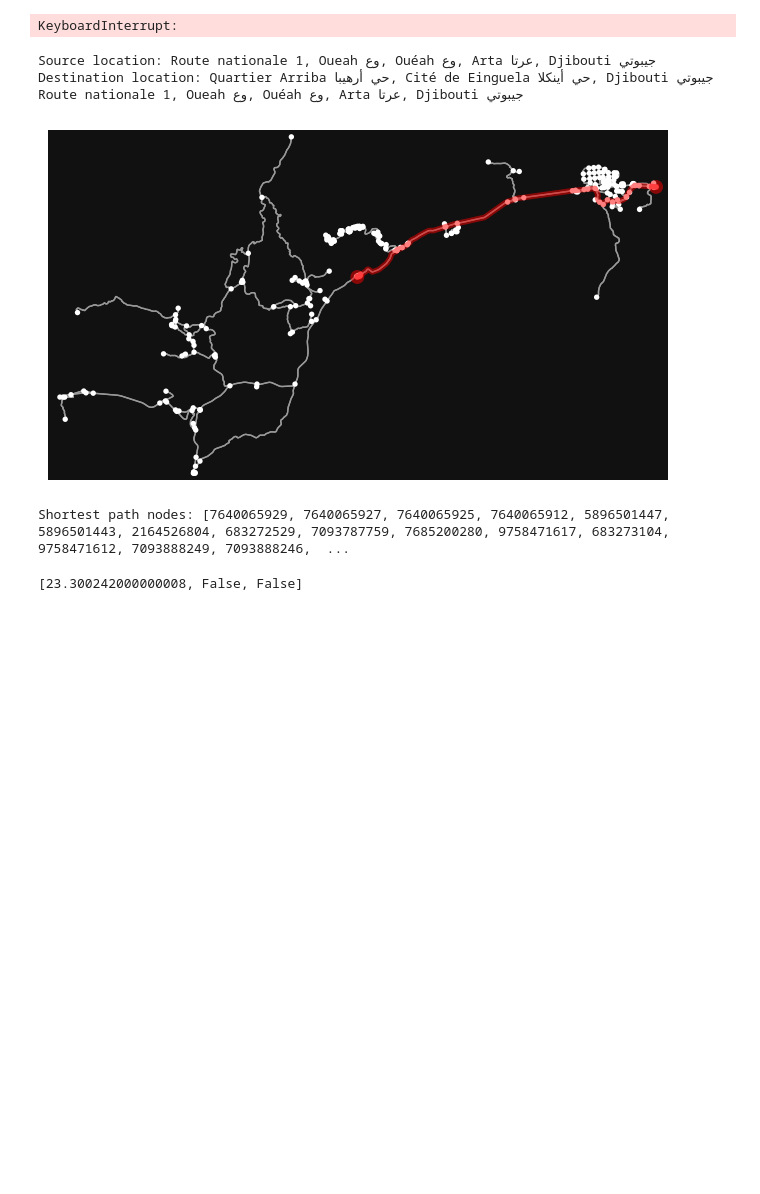
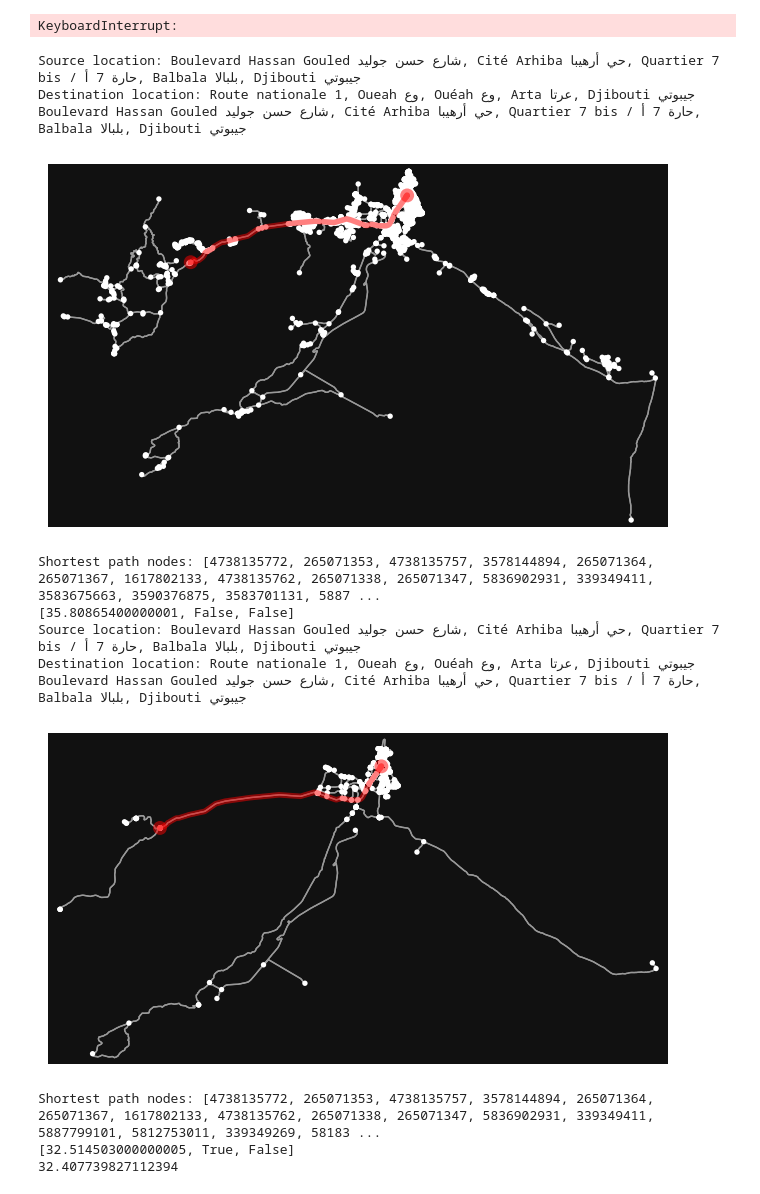
Before and after one commit to barszot/cassini2023, a Jupyter notebook: main.ipynb, the cells around one changed output. Saved outputs shown, nothing was run; the diff lists cells and outputs as text; code cells hidden in the pictures; blank space fills up the shorter version.

```diff
--- a/main.ipynb
+++ b/main.ipynb
@@ -92,6 +92,7 @@ KeyboardInterrupt:
 import osmnx as ox
 import networkx as nx
 from geopy.geocoders import Nominatim
+import pyproj
 
 def count_lenght(route:list, graph):
     # Initialize the total length of the road
@@ -133,16 +134,17 @@ def get_route(source_coords:tuple, dest_coords:tuple, is_truck:bool) -> list:
             filter = "['highway'~'motorway|trunk|primary|secondary|tertiary']"
         else:
             filter = "['highway'~'motorway|trunk|primary|secondary|tertiary|service|track']"
+
         # Use osmnx to retrieve the street network for the specified area
         print(source_address)
-        graph = ox.graph_from_point(source_coords, dist=20000, network_type='drive', custom_filter=filter)
+        graph = ox.graph_from_point(source_coords, dist=50000, network_type='drive', custom_filter=filter)
 
         # Find the nearest network nodes to the source and destination locations
         orig = ox.distance.nearest_nodes(graph, source_coords[1], source_coords[0])
         dest = ox.distance.nearest_nodes(graph, dest_coords[1], dest_coords[0])
 
         # Calculate the shortest path using networkx
-        route = nx.shortest_path(graph, orig, dest, weight='time')
+        route = nx.shortest_path(graph, orig, dest, weight='length')
 
         ox.plot.plot_graph_route(graph, route)
 
@@ -151,38 +153,69 @@ def get_route(source_coords:tuple, dest_coords:tuple, is_truck:bool) -> list:
 
     else:
         print("Location not found.")
 
     return route, graph
 
+def count_eqlidean_lenght(source_coords, dest_coords):
+
+    wgs84 = pyproj.CRS("EPSG:4326")
+    utm = pyproj.CRS("EPSG:32633")
+
+    x1, y1, x2, y2 = source_coords[0], source_coords[1], dest_coords[0], dest_coords[1]
+
+    transformer = pyproj.Transformer.from_crs(wgs84, utm, always_xy=True)
+
+    x1, y1 =  transformer.transform(x1, y1)
+
+    x2, y2 =  transformer.transform(x2, y2)
+
+    length = ox.distance.euclidean(x1, y1, x2, y2)
+
+    return length/1000
+
 def shortest_path(source_coords:tuple, dest_coords:tuple) -> list:
     is_truckacess = False
     is_straightline = False
-
 
     route, graph = get_route(source_coords, dest_coords, is_truckacess)
     length = count_lenght(route, graph)
 
     return [length, is_truckacess, is_straightline]
 
 def truckAccesiblePath(source_coords:tuple, dest_coords:tuple) -> list:
     is_truckacess = True
     is_straightline = False
 
     route, graph = get_route(source_coords, dest_coords, is_truckacess)
     length = count_lenght(route, graph)
 
     return [length, is_truckacess, is_straightline]
 
 def euklidesPath(source_coords, dest_coords):
     is_truckacess = False
     is_straightline = True
+
     return 0
 
-shortest_path((11.4988, 42.8573), (11.5849,43.1408))
+source = (11.5874,43.1448)
+dest = (11.5018,42.8601)
+
+print(shortest_path(source, dest))
+
+print(truckAccesiblePath(source, dest))
+
+print(count_eqlidean_lenght(source, dest))
 # %% [output]
-Source location: Route nationale 1, Oueah وع, Ouéah وع, Arta عرتا, Djibouti جيبوتي
-Destination location: Quartier Arriba حي أرهيبا, Cité de Einguela حي أينكلا, Djibouti جيبوتي
-Route nationale 1, Oueah وع, Ouéah وع, Arta عرتا, Djibouti جيبوتي
+Source location: Boulevard Hassan Gouled شارع حسن جوليد, Cité Arhiba حي أرهيبا, Quartier 7 bis / حارة 7 أ, Balbala بلبالا, Djibouti جيبوتي
+Destination location: Route nationale 1, Oueah وع, Ouéah وع, Arta عرتا, Djibouti جيبوتي
+Boulevard Hassan Gouled شارع حسن جوليد, Cité Arhiba حي أرهيبا, Quartier 7 bis / حارة 7 أ, Balbala بلبالا, Djibouti جيبوتي
-[figure, old version]
+[figure, new version]
-Shortest path nodes: [7640065929, 7640065927, 7640065925, 7640065912, 5896501447, 5896501443, 2164526804, 683272529, 7093787759, 7685200280, 9758471617, 683273104, 9758471612, 7093888249, 7093888246,  ...
+Shortest path nodes: [4738135772, 265071353, 4738135757, 3578144894, 265071364, 265071367, 1617802133, 4738135762, 265071338, 265071347, 5836902931, 339349411, 3583675663, 3590376875, 3583701131, 5887 ...
+[35.80865400000001, False, False]
+Source location: Boulevard Hassan Gouled شارع حسن جوليد, Cité Arhiba حي أرهيبا, Quartier 7 bis / حارة 7 أ, Balbala بلبالا, Djibouti جيبوتي
+Destination location: Route nationale 1, Oueah وع, Ouéah وع, Arta عرتا, Djibouti جيبوتي
+Boulevard Hassan Gouled شارع حسن جوليد, Cité Arhiba حي أرهيبا, Quartier 7 bis / حارة 7 أ, Balbala بلبالا, Djibouti جيبوتي
+[figure, added]
-[23.300242000000008, False, False]
+Shortest path nodes: [4738135772, 265071353, 4738135757, 3578144894, 265071364, 265071367, 1617802133, 4738135762, 265071338, 265071347, 5836902931, 339349411, 5887799101, 5812753011, 339349269, 58183 ...
+[32.514503000000005, True, False]
+32.407739827112394
```
